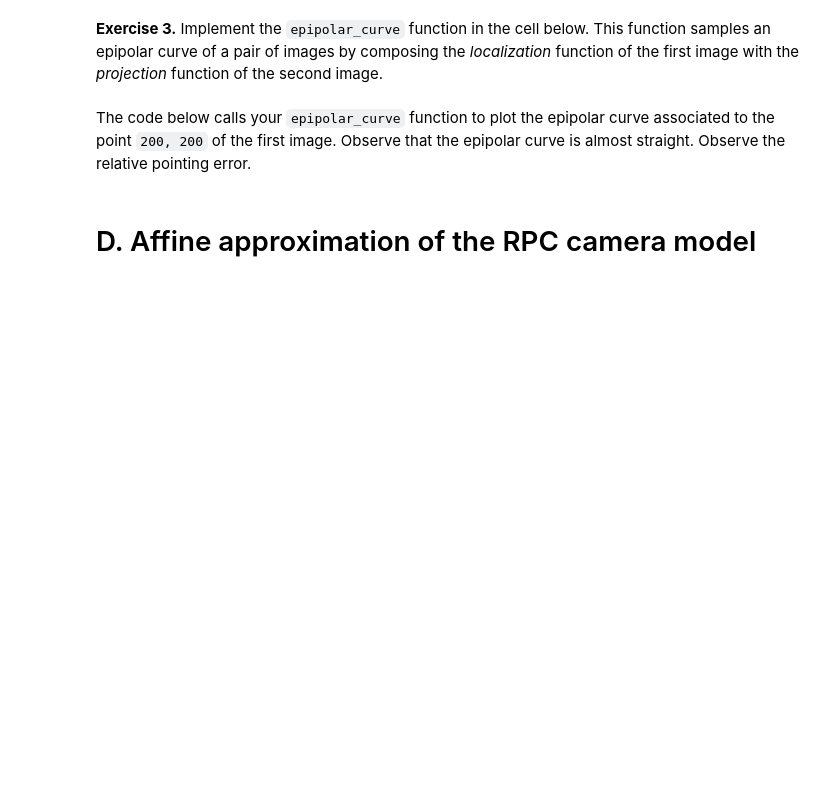
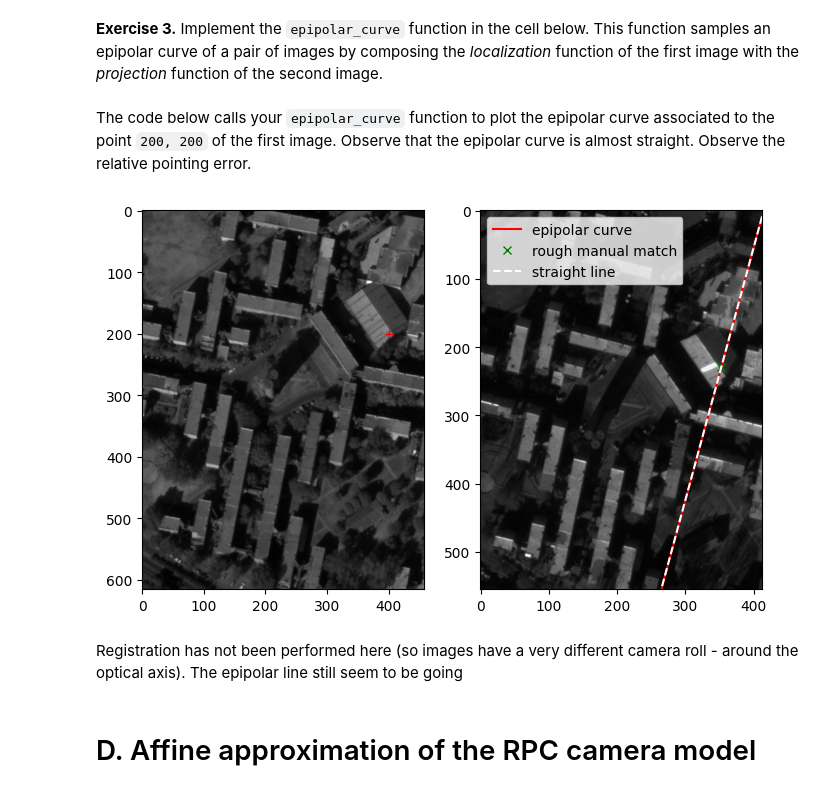
Before and after one commit to balthazarneveu/MVA24-remote-sensing, a Jupyter notebook: TP_02.ipynb, the cells around one changed output. Drawn from its saved outputs; the diff is of its cells as text; code cells hidden in the pictures; blank space fills up the shorter version.

```diff
--- a/TP_02.ipynb
+++ b/TP_02.ipynb
@@ -266,17 +315,3 @@ To implement this function you may use:
 * `utils.bounding_box2D` to compute a horizontal/vertical rectangular bounding box
 
 Remember that the `projection` function needs an altitude coordinate `z`, which **is not** contained in the `aoi` GeoJSON polygon. Thus the `bounding_box_of_projected_aoi` function expects an altitude argument `z`, which defaults to 0.
-# %%
-def bounding_box_of_projected_aoi(rpc, aoi, z=0):
-    """
-    Return the x, y, w, h pixel bounding box of a projected AOI.
-
-    Args:
-        rpc (rpcm.RPCModel): RPC camera model
-        aoi (geojson.Polygon): GeoJSON polygon representing the AOI
-        z (float, optional): altitude of the AOI with respect to the WGS84 ellipsoid
-
-    Return:
-        x, y (ints): column and row of the top-left pixel of the bounding box
-        w, h (ints): width and height of the bounding box, in pixels
-    """
@@ -369,44 +449,60 @@ def epipolar_curve(rpc1, rpc2, x, y, h_min=-200, h_max=3000, h_step=10):
     Return:
         list of points in the second image given by their pixel coordinates
     """
+    z = np.arange(h_min, h_max, h_step)
+    lon, lat = rpc1.localization(x, y, z)
+    xx, yy = rpc2.projection(lon, lat, z)
+    return zip(xx, yy)
 # %% [markdown]
 The code below calls your `epipolar_curve` function to plot the epipolar curve associated to the point `200, 200` of the first image. Observe that the epipolar curve is almost straight. Observe the relative pointing error.
 # %%
-# select two images
-i, j = 0, 1
+if False:
+  # select two images
+  i, j = 0, 1
+  # select a point in the first image
+  x0, y0 = 208, 190
+  rough_match_index = 19
 
+i, j = 15, 19
+x0, y0 = 400, 200
+rough_match_index = 22
 # get the altitude of the center of the AOI
 lon, lat = aoi['center']
 z = srtm4.srtm4(lon, lat)
 
 # crop the two images
 im1, x1, y1 = crop_aoi(images[i], aoi, z)
 im2, x2, y2 = crop_aoi(images[j], aoi, z)
 
-# select a point in the first image
-x0, y0 = 208, 190
+
 
 # compensate the crop offset of the first image
 x, y = x0 + x1, y0 + y1
 
 # read the RPC coefficients of the two images
 rpc1 = rpcm.rpc_from_geotiff(images[i])
 rpc2 = rpcm.rpc_from_geotiff(images[j])
 
 # compute the epipolar curve
 epi = epipolar_curve(rpc1, rpc2, x, y)
 
 # compensate for the crop offset of the second image
 p = np.array([(x - x2, y - y2) for x, y in epi])
 
 # plot the epipolar curve on the second image
 f, ax = plt.subplots(1, 2, figsize=(8, 8))
 ax[0].plot(x0, y0, 'r+')
 ax[1].plot(p[:, 0], p[:, 1], 'r-', label="epipolar curve")
+ax[1].plot(p[rough_match_index, 0], p[rough_match_index, 1], 'gx', label="rough manual match", alpha=1)
 ax[1].plot(p[[0, -1], 0], p[[0, -1], 1], c="white", ls="--", alpha=1, label="straight line")
 ax[1].legend()
 ax[0].imshow(np.sqrt(im1), cmap='gray')
 ax[1].imshow(np.sqrt(im2), cmap='gray')
+plt.show()
+# %% [output]
+[figure, added]
+# %% [markdown]
+Registration has not been performed here (so images have a very different camera roll - around the optical axis). The epipolar line still seem to be going
 # %% [markdown]
 # D. Affine approximation of the RPC camera model
 # %% [markdown]
```
Also changed, not shown: parts of 28 cells of this notebook.
